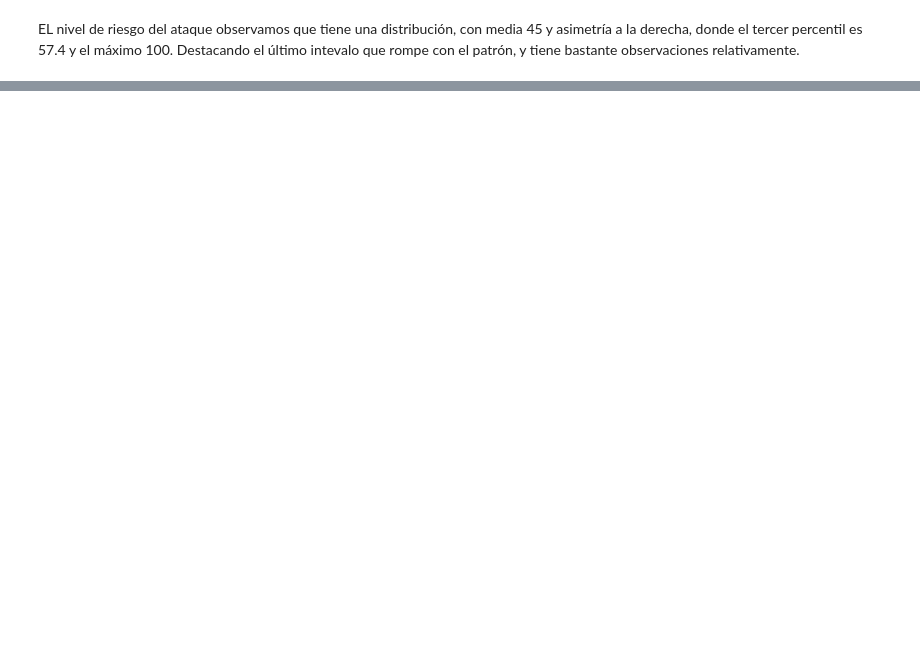
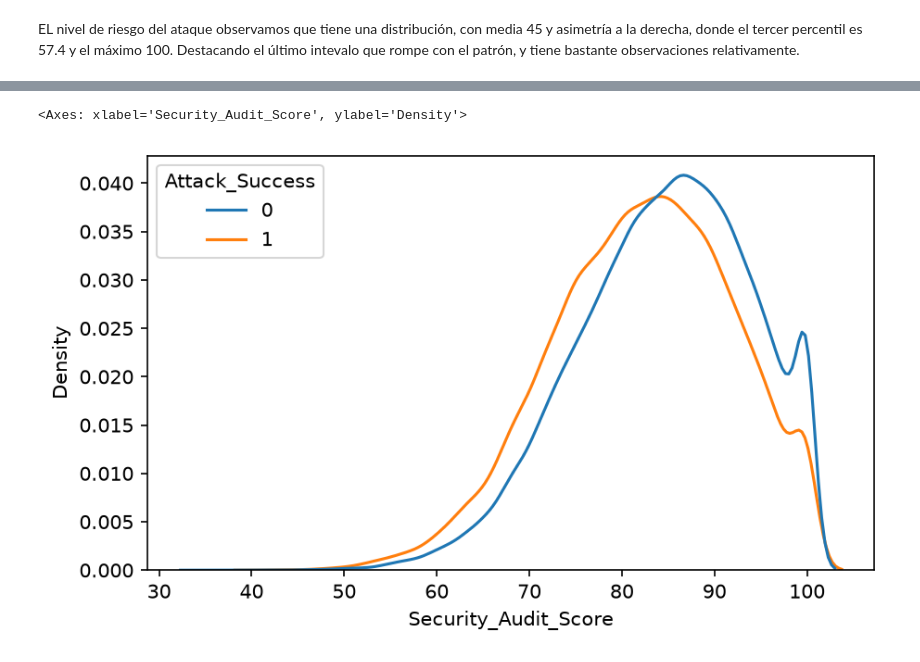
Before and after one commit to franconicolas38/proyecto-final-pycd, a Jupyter notebook: codigo_trabajo_final.ipynb, the cells around one changed output, grey strips where cells are left out. Saved outputs shown, nothing was run; the diff lists cells and outputs as text; code cells hidden in the pictures; blank space fills up the shorter version.

```diff
--- a/codigo_trabajo_final.ipynb
+++ b/codigo_trabajo_final.ipynb
@@ -95,0 +131,6 @@ EL nivel de riesgo del ataque observamos que tiene una distribución, con media
+# %%
+fig, ax = plt.subplots(figsize=(6, 3.5), layout="constrained")
+sns.kdeplot(data = df, x = "Security_Audit_Score", hue = "Attack_Success", common_norm=False, ax=ax)
+# %% [output]
+<Axes: xlabel='Security_Audit_Score', ylabel='Density'>
+[figure, added]
```
Also changed, not shown: parts of 6 cells of this notebook.
